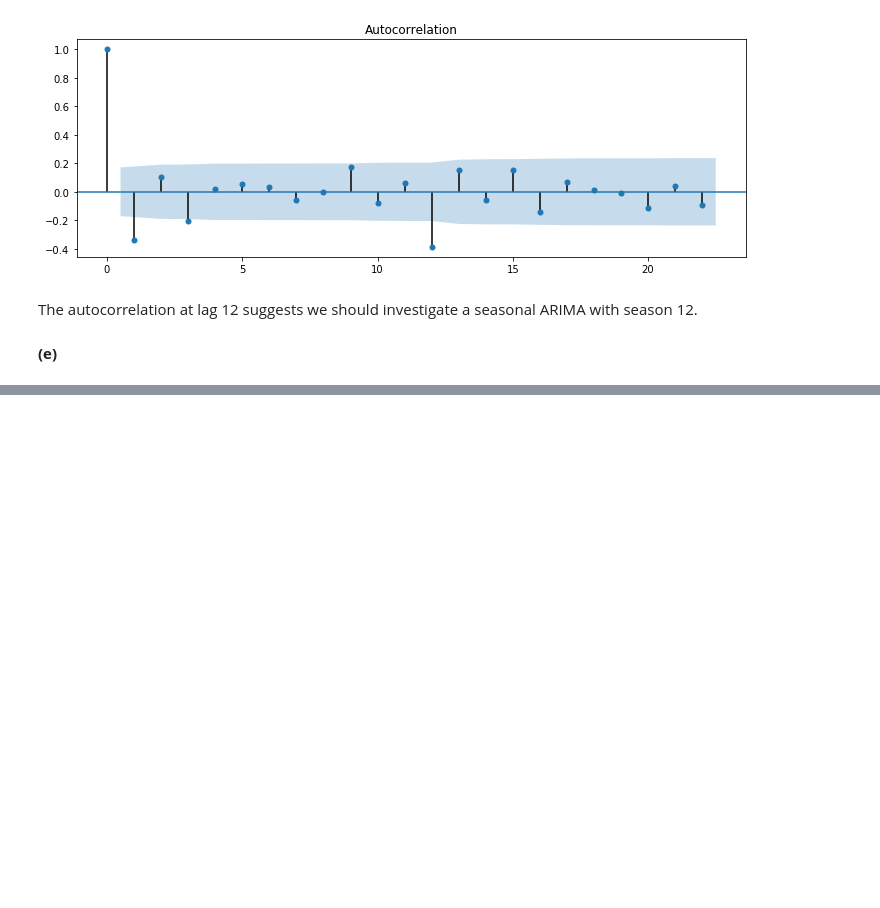
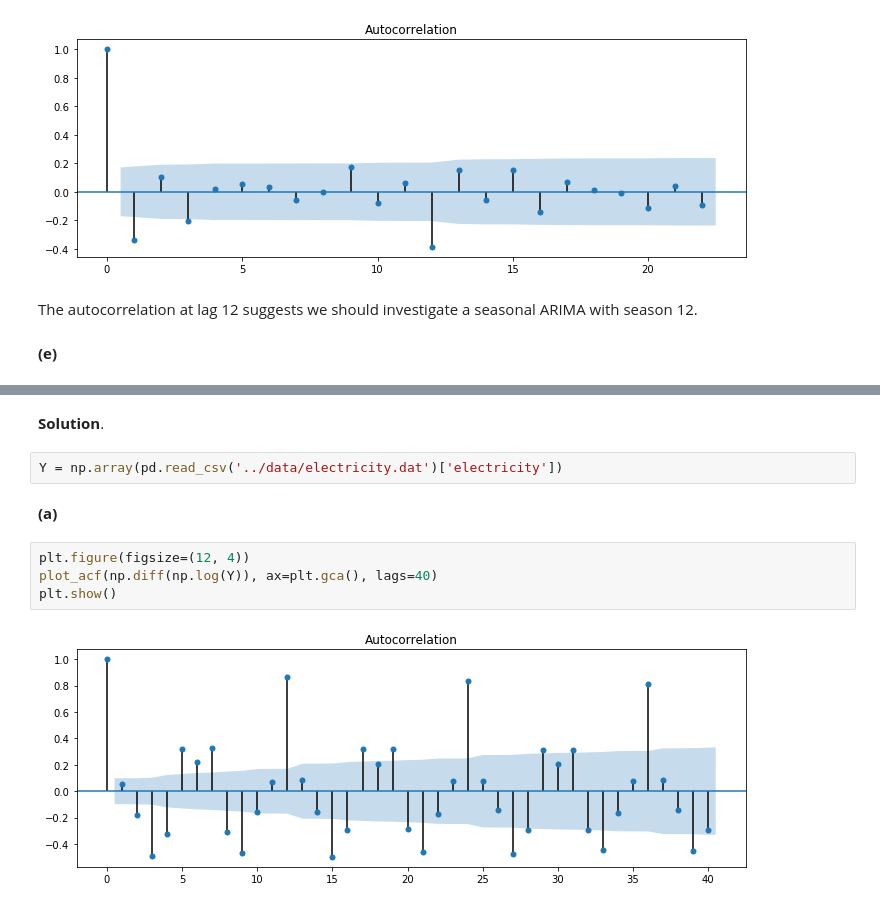
Before and after one commit to telmo-correa/time-series-analysis, a Jupyter notebook: Python/Chapter 10 (Ex 01 - 10) - Seasonal Models.ipynb, the cells around one changed output, grey strips where cells are left out. Saved outputs shown, nothing was run; the diff lists cells and outputs as text; blank space fills up the shorter version.

```diff
--- a/Python/Chapter 10 (Ex 01 - 10) - Seasonal Models.ipynb
+++ b/Python/Chapter 10 (Ex 01 - 10) - Seasonal Models.ipynb
@@ -513,0 +531,12 @@ Warnings:
+# %% [markdown]
+**Solution**.
+# %%
+Y = np.array(pd.read_csv('../data/electricity.dat')['electricity'])
+# %% [markdown]
+**(a)**
+# %%
+plt.figure(figsize=(12, 4))
+plot_acf(np.diff(np.log(Y)), ax=plt.gca(), lags=40)
+plt.show()
+# %% [output]
+[figure, added]
```
Also changed, not shown: parts of 19 cells of this notebook, 4 other files.
